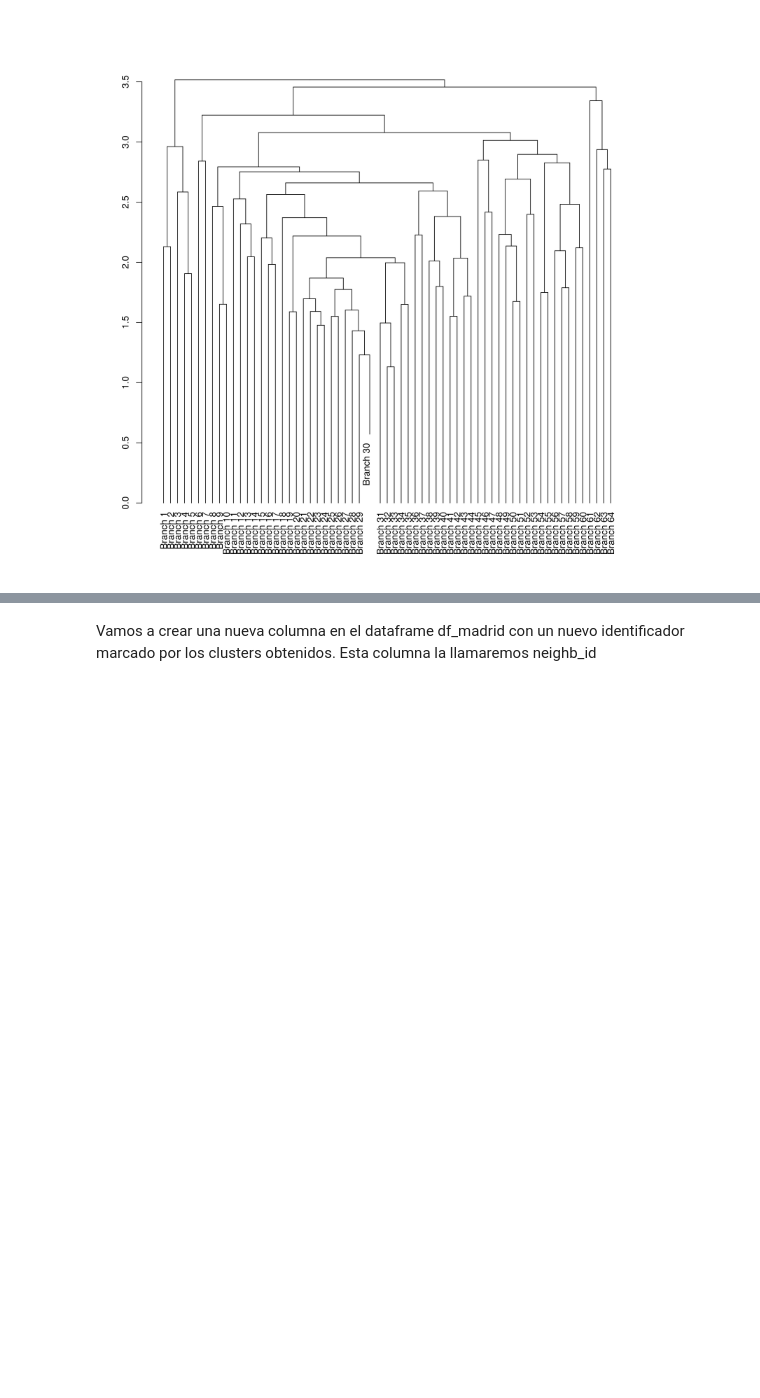
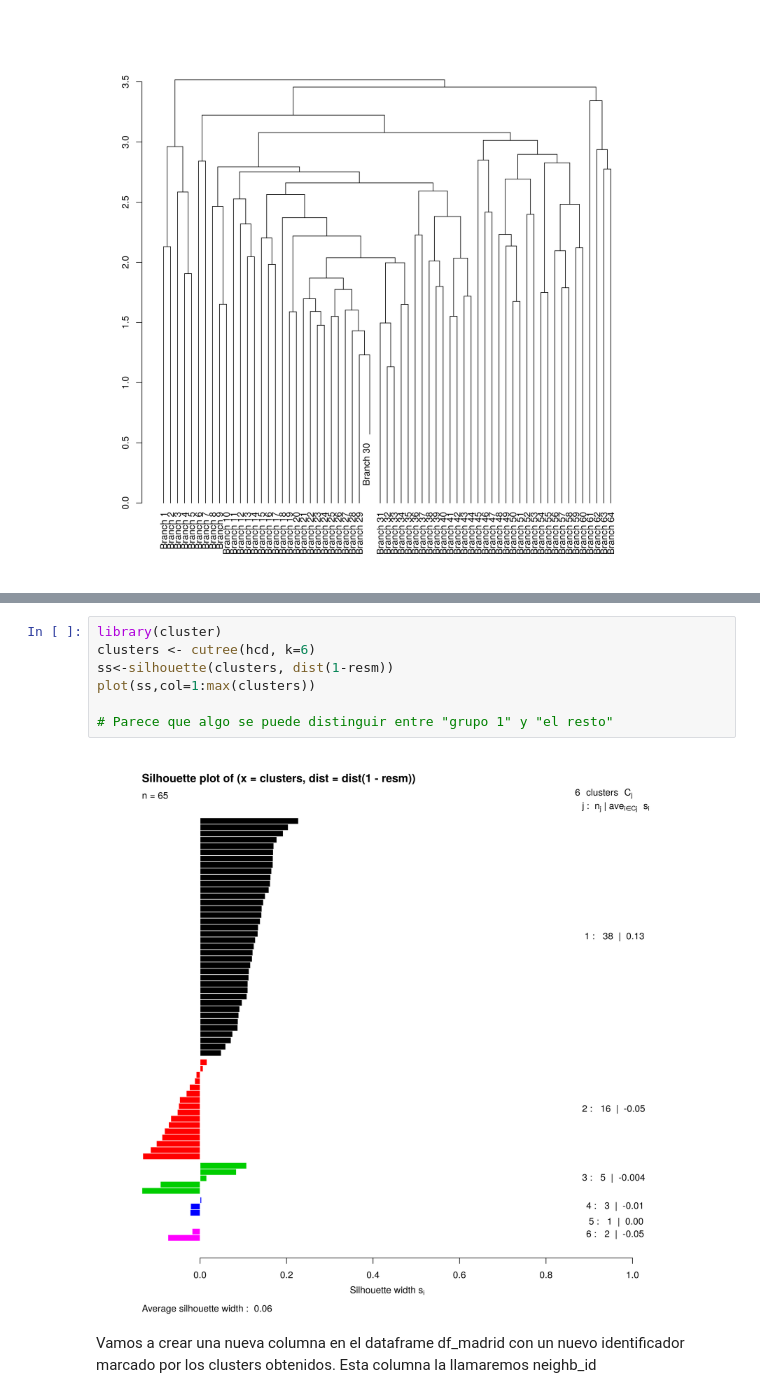
Before and after one commit to Inotist/proyect-bd-ml, a Jupyter notebook: Data Mining/0-Practica-NombreAlumno.ipynb, the cells around one changed output, grey strips where cells are left out. Saved outputs shown, nothing was run; the diff lists cells and outputs as text; blank space fills up the shorter version.

```diff
--- a/Data Mining/0-Practica-NombreAlumno.ipynb
+++ b/Data Mining/0-Practica-NombreAlumno.ipynb
@@ -110,3 +133,12 @@ plot(cut(hcd, h=0.9)$upper)
+# %%
+library(cluster)
+clusters <- cutree(hcd, k=6)
+ss<-silhouette(clusters, dist(1-resm))
+plot(ss,col=1:max(clusters))
+
+# Parece que algo se puede distinguir entre "grupo 1" y "el resto"
+# %% [output]
+[figure, added]
 # %% [markdown]
 Vamos a crear una nueva columna en el dataframe df_madrid con un nuevo identificador marcado por los clusters obtenidos. Esta columna la llamaremos neighb_id
 # %%
```
Also changed, not shown: parts of 9 cells of this notebook.
